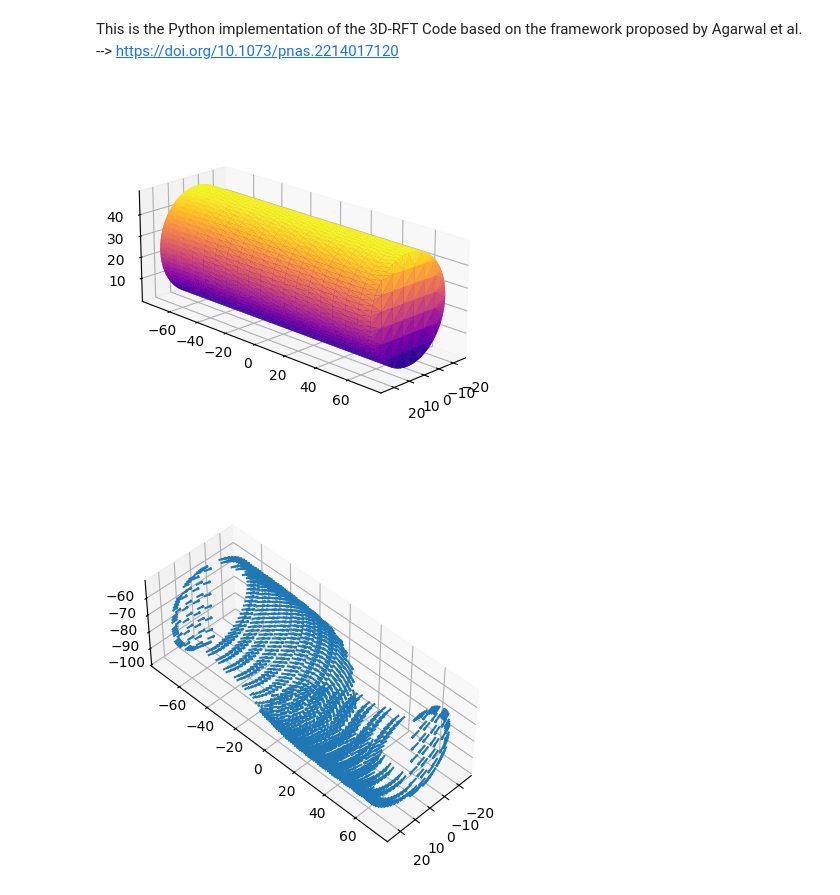
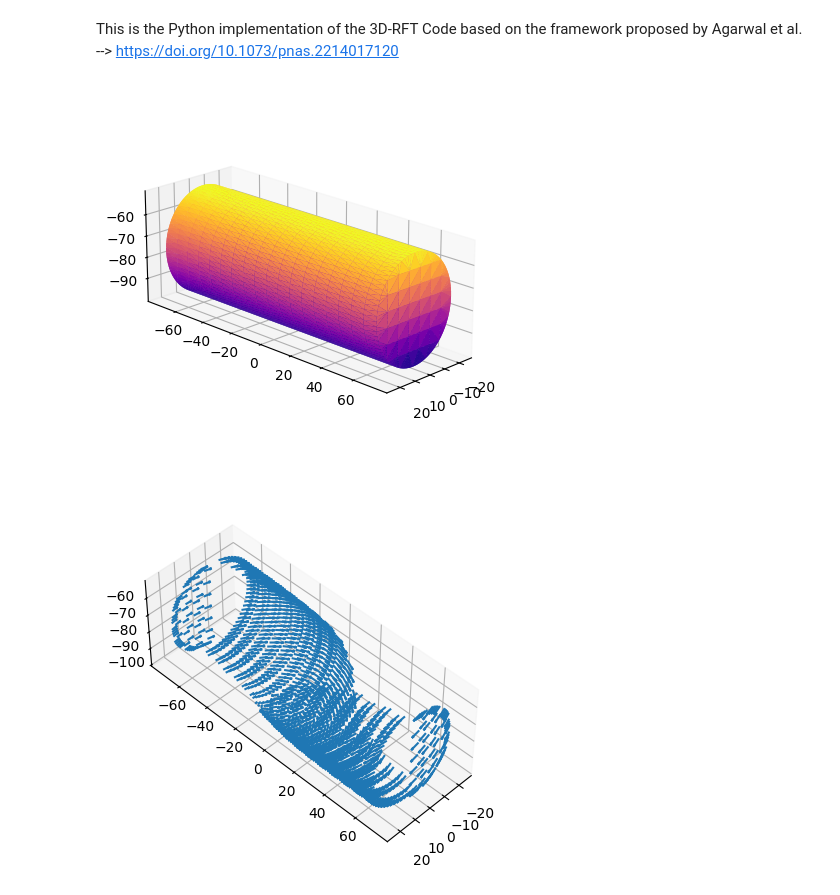
Before and after one commit to Hanneszz/3dRFT-py, a Jupyter notebook: rft_analysis.ipynb, the cells around one changed output. Cells and saved outputs as stored; diff of their text form; code cells hidden in the pictures.

```diff
--- a/rft_analysis.ipynb
+++ b/rft_analysis.ipynb
@@ -58,34 +58,35 @@ THRESHOLD = 1.0e-12
     point_list,
     normal_list,
     area_list,
     depth_list,
     object_width_x,
     object_width_y,
     object_height,
     vertices,
     faces,
     trg,
 ) = rft_functions.import_mesh(MODEL)
 point_list[:, 2] -= DEPTH
+vertices[:, 2] -= DEPTH
 
 figure = plt.figure()
 axes = figure.add_subplot(111, projection="3d")
 axes.plot_trisurf(
     vertices[:, 0],
     vertices[:, 1],
     vertices[:, 2],
     triangles=faces,
     cmap="plasma",
     edgecolor="none",
 )
 axes.set_box_aspect(
     [np.ptp(vertices[:, 0]), np.ptp(vertices[:, 1]), np.ptp(vertices[:, 2])]
 )
 axes.view_init(20, 45)
 
 plt.show()
 # %% [output]
-[figure, old version]
+[figure, new version]
 # %%
 ## Calculate movement
 movement = rft_functions.calc_movement(
```
Also changed, not shown: parts of 2 cells of this notebook.
